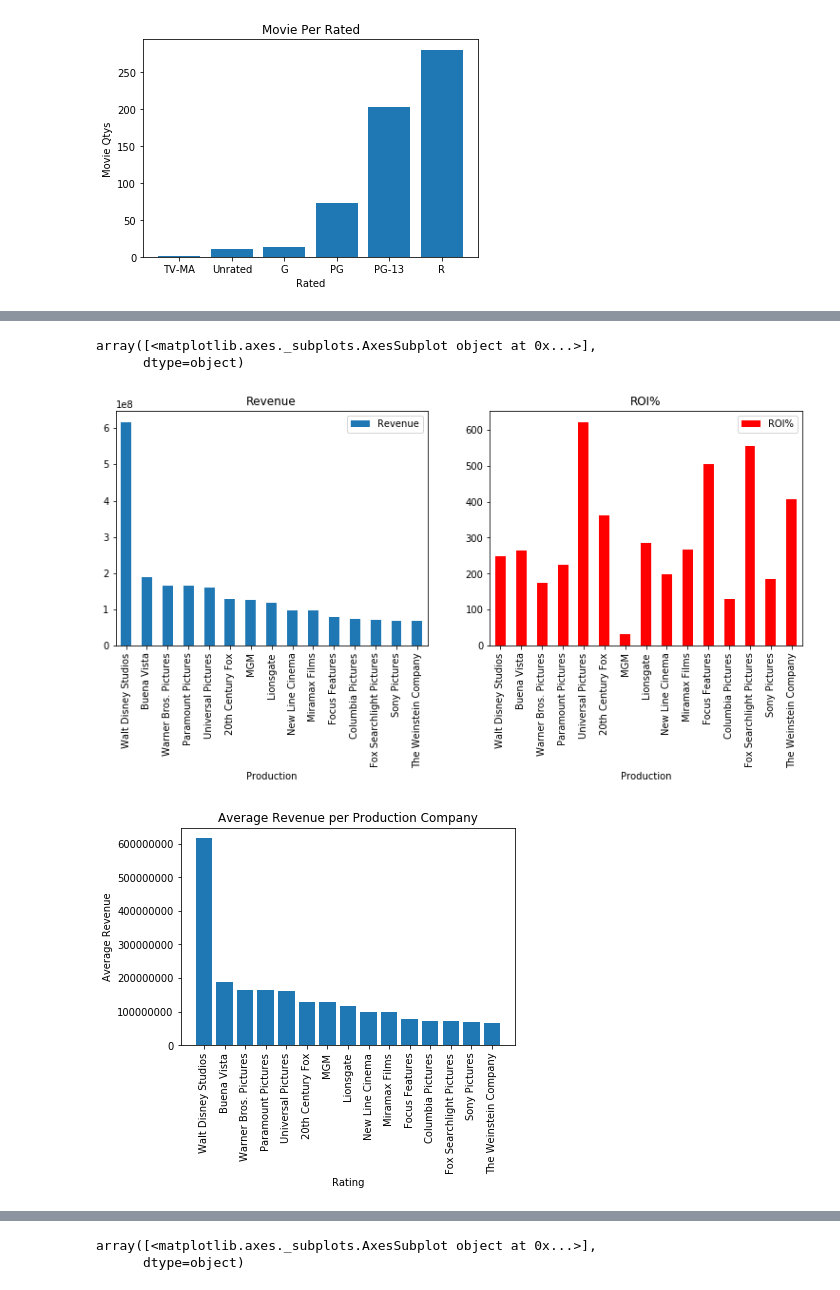
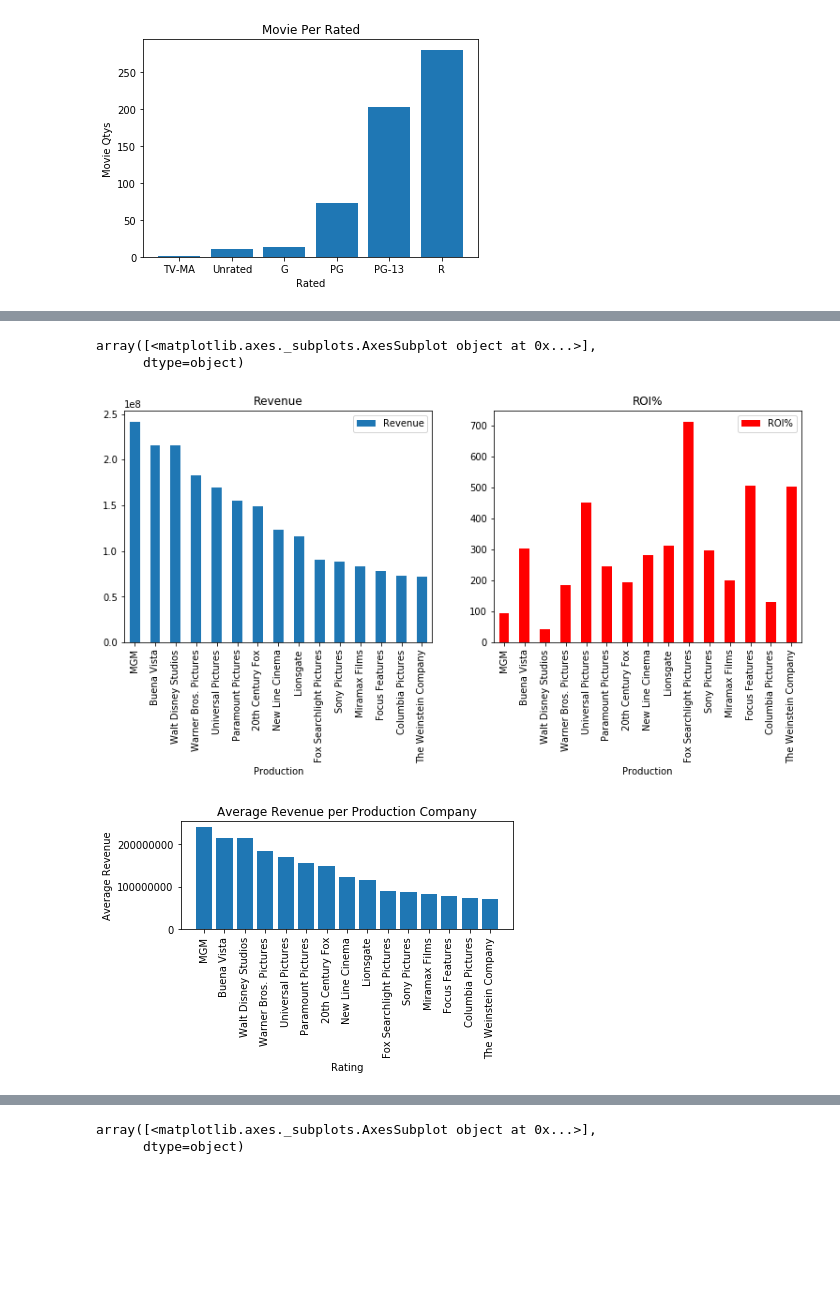
Before and after one commit to rmoesw01/Movies_making_money, a Jupyter notebook: oscar_charts-checkpoint.ipynb, the cells around one changed output, grey strips where cells are left out. Saved outputs shown, nothing was run; the diff lists cells and outputs as text; code cells hidden in the pictures; blank space fills up the shorter version.

Commit message:
updated figures

```diff
--- a/oscar_charts-checkpoint.ipynb
+++ b/oscar_charts-checkpoint.ipynb
@@ -15,7 +15,7 @@ fig,axes=plt.subplots(2,2)
 [figure]
 # %%
 #read in csv with clean data
-output_data_file = "../data_files/good_merged_data.csv"
+output_data_file = "data_files/good_merged_data.csv"
 
 with open(output_data_file, "r", encoding = "utf-8") as read_file:
     movies_df = pd.read_csv(read_file)
@@ -157,7 +157,7 @@ plt.show()
 [figure]
 # %%
 #read in csv with clean production company
-output_data_file = "../data_files/production.csv"
+output_data_file = "data_files/good_merged_data.csv"
 
 with open(output_data_file, "r", encoding = "utf-8") as read_file:
     production_df = pd.read_csv(read_file)
@@ -236,19 +236,20 @@ prod_avg_df.plot(y='ROI%',kind='bar',ax=axes[0,1],subplots=True, color = 'r')
 # %% [output]
 array([<matplotlib.axes._subplots.AxesSubplot object at 0x...>],
       dtype=object)
-[figure, old version]
+[figure, new version]
 # %%
 #average revenue per production company
 plt.bar(prod_avg_df.index, prod_avg_df['Revenue'])
 plt.title("Average Revenue per Production Company")
 plt.xlabel("Rating")
 plt.ylabel("Average Revenue")
 plt.xticks(rotation = 'vertical')
 plt.ticklabel_format(axis = 'y', style = 'plain')
-plt.savefig("average_revenue_per_production_company.png")
+plt.tight_layout()
+plt.savefig("figures/average_revenue_per_production_company.png")
 plt.show()
 # %% [output]
-[figure, old version]
+[figure, new version]
 # %%
 #filtering out by rated categories
 rated_cat = ['Unrated', 'G', 'PG', 'PG-13', 'R']
```
Also changed, not shown: parts of 9 cells of this notebook, 1 other file.
